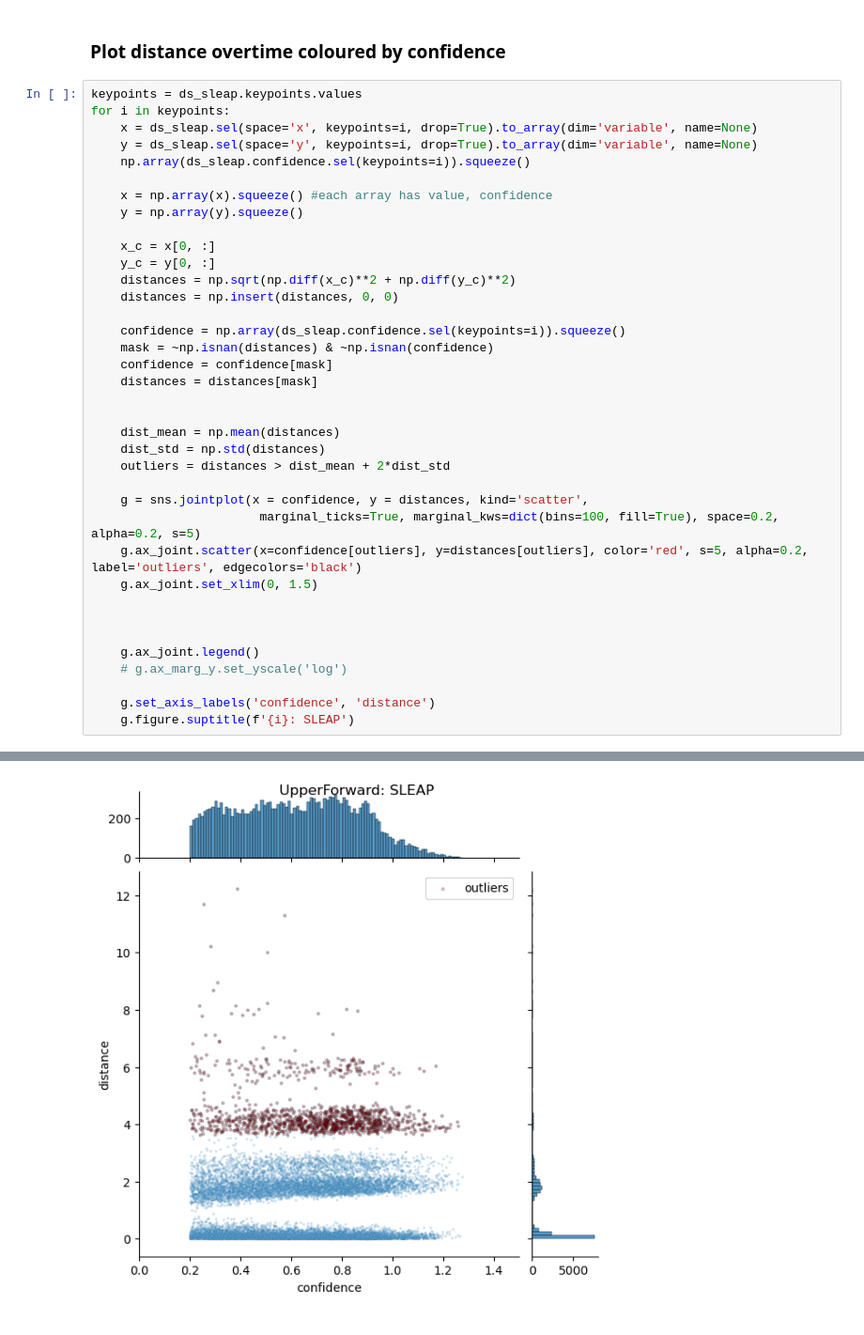
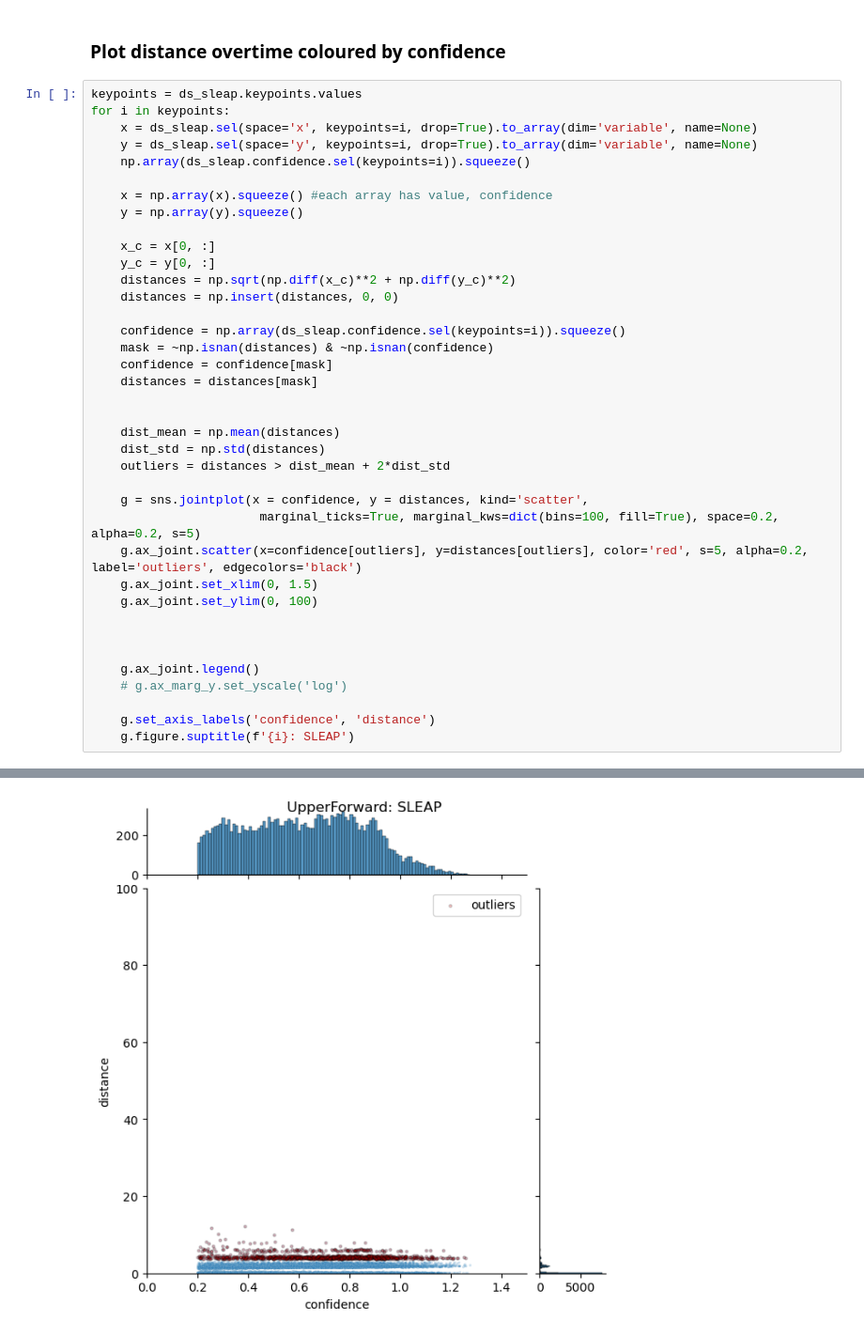
Before and after one commit to iurillilab/3d-setup, a Jupyter notebook: scripts/data_analysis_movement.ipynb, the cells around one changed output, grey strips where cells are left out. Shown at 94% size. Saved outputs shown, nothing was run; the diff lists cells and outputs as text.

```diff
--- a/scripts/data_analysis_movement.ipynb
+++ b/scripts/data_analysis_movement.ipynb
@@ -71,6 +71,7 @@ for i in keypoints:
                        marginal_ticks=True, marginal_kws=dict(bins=100, fill=True), space=0.2,  alpha=0.2, s=5)
     g.ax_joint.scatter(x=confidence[outliers], y=distances[outliers], color='red', s=5, alpha=0.2, label='outliers', edgecolors='black')
     g.ax_joint.set_xlim(0, 1.5)
+    g.ax_joint.set_ylim(0, 100)
 
 
 
@@ -93 +94 @@ for i in keypoints:
-[figure, old version]
+[figure, new version]
```
Also changed, not shown: parts of 2 cells of this notebook.
